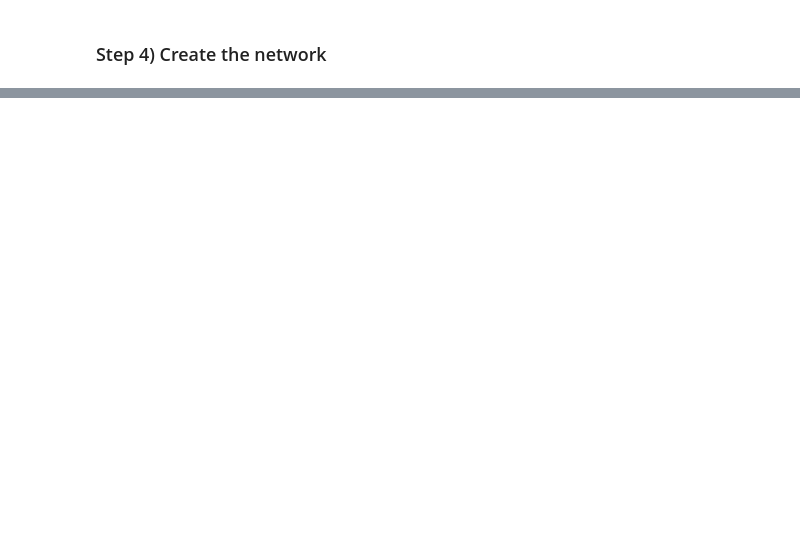
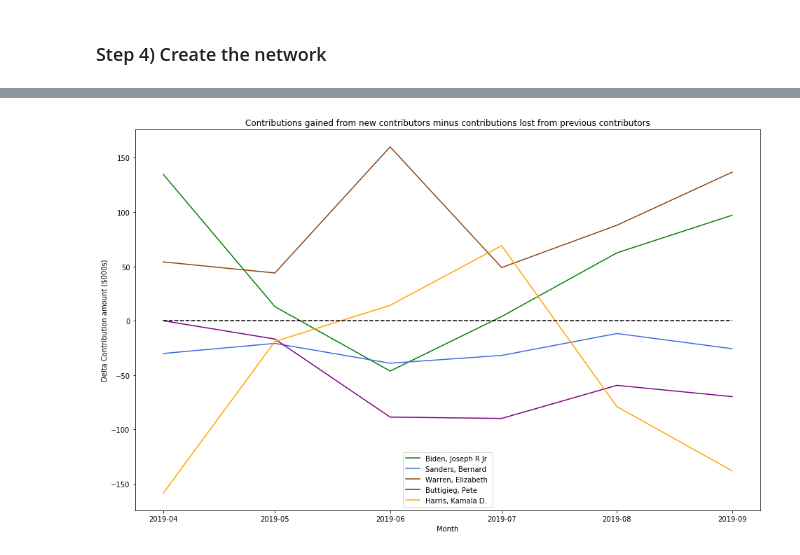
Before and after one commit to jschless/election-finance, a Jupyter notebook: fd_multiple_candidates_network.ipynb, the cells around one changed output, grey strips where cells are left out. Drawn from its saved outputs; the diff is of its cells as text; code cells hidden in the pictures; blank space fills up the shorter version.

```diff
--- a/fd_multiple_candidates_network.ipynb
+++ b/fd_multiple_candidates_network.ipynb
@@ -91,0 +108,19 @@ for index, row in df_filtered_date.iterrows():
+# %%
+def get_degrees(G):
+    degrees = {node:0 for node in G.nodes}
+    for node in G.nodes:
+        for u, v, weight in G.edges(data='weight'):
+            if v == node:
+                degrees[node] += weight
+            if u == node:
+                degrees[node] -= weight
+    return degrees
+# %%
+# Create a time series of the degrees of each candidate
+time_degrees_df = pd.DataFrame(columns = ['month'] + nodes)
+for i in range(len(graphs)):
+    graph = graphs[i]
+    month = months[i]
+    degrees = get_degrees(graph)
+    degrees['month'] = (month)
+    time_degrees_df = time_degrees_df.append(degrees, ignore_index=True)
@@ -91,0 +137,21 @@ for index, row in df_filtered_date.iterrows():
+# %%
+plt.figure(figsize=(16,10))
+plt.title('Contributions gained from new contributors minus contributions lost from previous contributors')
+color_dict = {'Biden, Joseph R Jr':'green',
+              'Sanders, Bernard':'royalblue',
+              'Warren, Elizabeth ':'saddlebrown',
+              'Buttigieg, Pete':'purple',
+              'Harris, Kamala D.':'orange'} # Just show these candidates
+
+for node in nodes:
+    color = ''
+    if node in color_dict:
+        color = color_dict[node]
+    plt.plot(time_degrees_df['month'], time_degrees_df[node]/1000, label=node, color=color)
+plt.plot(time_degrees_df['month'], time_degrees_df[node]*0, linestyle='--', color='black', label='')
+plt.legend()
+plt.xlabel('Month')
+plt.ylabel('Delta Contribution amount ($000s)')
+plt.show()
+# %% [output]
+[figure, added]
```
Also changed, not shown: parts of 33 cells of this notebook, 1 other file.
